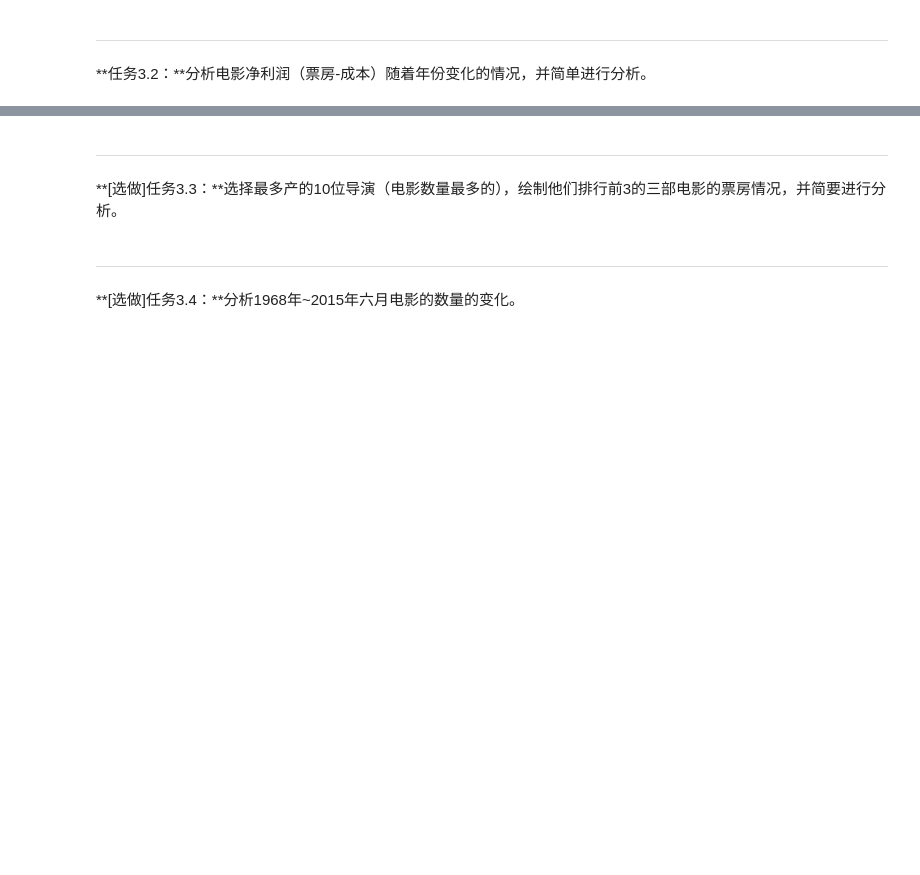
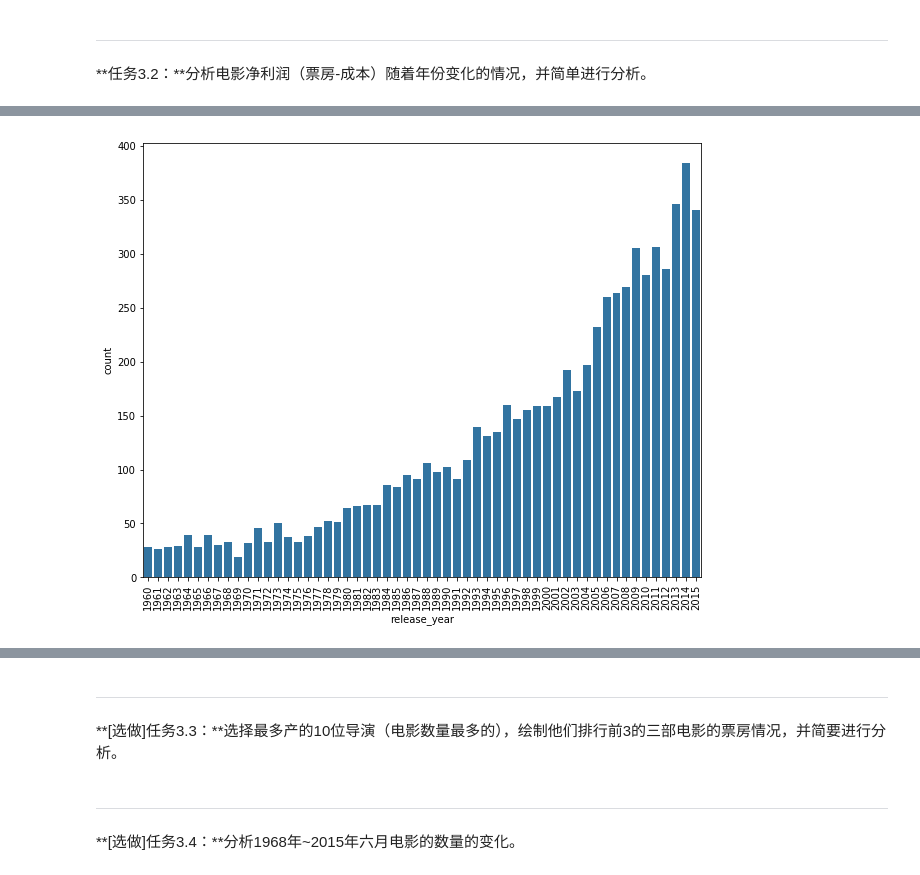
Before and after one commit to LYleonard/DataAnalysis, a Jupyter notebook: Statistics/ExploringDataSet/Explore_Movie_Dataset/Explore Movie Dataset_tmdb.ipynb, the cells around one changed output, grey strips where cells are left out. Cells and saved outputs as stored; diff of their text form; code cells hidden in the pictures; blank space fills up the shorter version.

```diff
--- a/Statistics/ExploringDataSet/Explore_Movie_Dataset/Explore Movie Dataset_tmdb.ipynb
+++ b/Statistics/ExploringDataSet/Explore_Movie_Dataset/Explore Movie Dataset_tmdb.ipynb
@@ -349,0 +379,7 @@ Name: popularity, Length: 3190, dtype: float64
+# %%
+sb.countplot(data=movie_data, x='release_year', color=sb.color_palette()[0])
+plt.xticks(rotation=90)
+fig = plt.gcf()
+fig.set_size_inches(10, 8)
+# %% [output]
+[figure, added]
```
Also changed, not shown: parts of 3 cells of this notebook, 1 other file.
